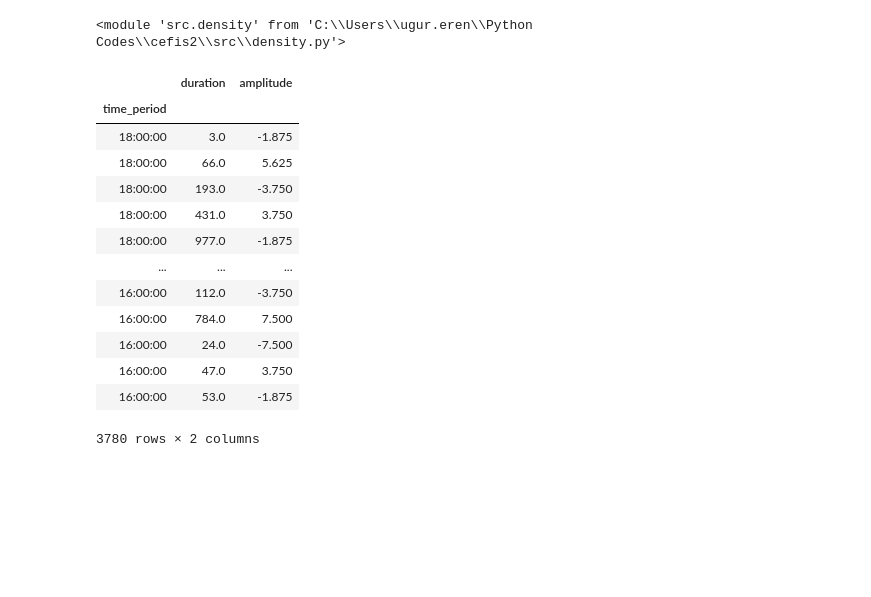
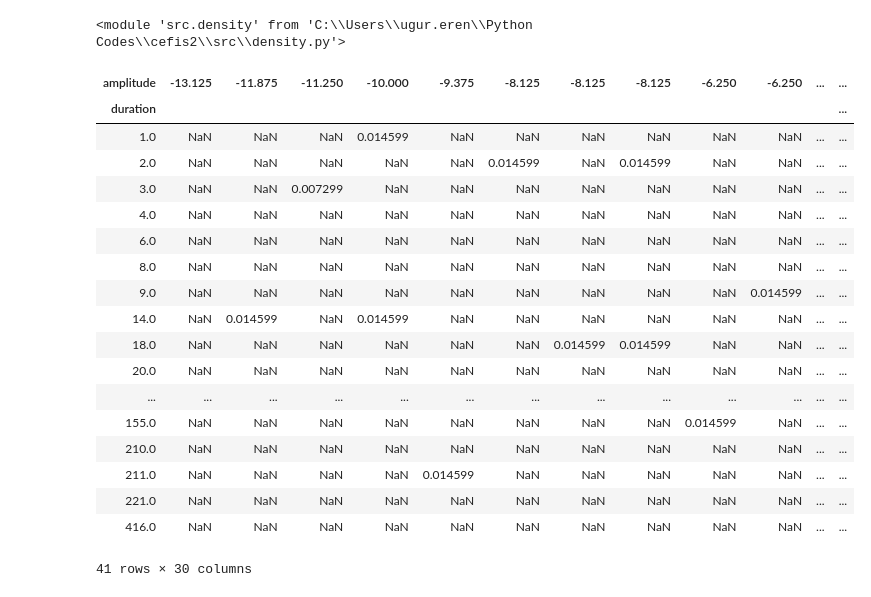
Before and after one commit to birdalugur/cefis2, a Jupyter notebook: Dens.ipynb, the cells around one changed output. Drawn from its saved outputs; the diff is of its cells as text; code cells hidden in the pictures; blank space fills up the shorter version.

```diff
--- a/Dens.ipynb
+++ b/Dens.ipynb
@@ -15,17 +23,0 @@ veri = pd.read_csv('6AU8_6CU8.csv',usecols=cols, index_col = 0)
-# %%
-veri
-# %% [output]
-|  | duration | amplitude |
-| time_period |  |  |
-| 18:00:00 | 3.0 | -1.875 |
-| 18:00:00 | 66.0 | 5.625 |
-| 18:00:00 | 193.0 | -3.750 |
-| 18:00:00 | 431.0 | 3.750 |
-| 18:00:00 | 977.0 | -1.875 |
-| ... | ... | ... |
-| 16:00:00 | 112.0 | -3.750 |
-| 16:00:00 | 784.0 | 7.500 |
-| 16:00:00 | 24.0 | -7.500 |
-| 16:00:00 | 47.0 | 3.750 |
-| 16:00:00 | 53.0 | -1.875 |
-3780 rows × 2 columns
@@ -33,0 +24,22 @@ data = veri.loc["18:00:00"]
+# %%
+den.Density(data).joint_density
+# %% [output]
+| amplitude | -13.125 | -11.875 | -11.250 | -10.000 | -9.375 | -8.125 | -8.125 | -8.125 | -6.250 | -6.250 | ... | ... |
+| duration |  |  |  |  |  |  |  |  |  |  |  | ... |
+| 1.0 | NaN | NaN | NaN | 0.014599 | NaN | NaN | NaN | NaN | NaN | NaN | ... | ... |
+| 2.0 | NaN | NaN | NaN | NaN | NaN | 0.014599 | NaN | 0.014599 | NaN | NaN | ... | ... |
+| 3.0 | NaN | NaN | 0.007299 | NaN | NaN | NaN | NaN | NaN | NaN | NaN | ... | ... |
+| 4.0 | NaN | NaN | NaN | NaN | NaN | NaN | NaN | NaN | NaN | NaN | ... | ... |
+| 6.0 | NaN | NaN | NaN | NaN | NaN | NaN | NaN | NaN | NaN | NaN | ... | ... |
+| 8.0 | NaN | NaN | NaN | NaN | NaN | NaN | NaN | NaN | NaN | NaN | ... | ... |
+| 9.0 | NaN | NaN | NaN | NaN | NaN | NaN | NaN | NaN | NaN | 0.014599 | ... | ... |
+| 14.0 | NaN | 0.014599 | NaN | 0.014599 | NaN | NaN | NaN | NaN | NaN | NaN | ... | ... |
+| 18.0 | NaN | NaN | NaN | NaN | NaN | NaN | 0.014599 | 0.014599 | NaN | NaN | ... | ... |
+| 20.0 | NaN | NaN | NaN | NaN | NaN | NaN | NaN | NaN | NaN | NaN | ... | ... |
+| ... | ... | ... | ... | ... | ... | ... | ... | ... | ... | ... | ... | ... |
+| 155.0 | NaN | NaN | NaN | NaN | NaN | NaN | NaN | NaN | 0.014599 | NaN | ... | ... |
+| 210.0 | NaN | NaN | NaN | NaN | NaN | NaN | NaN | NaN | NaN | NaN | ... | ... |
+| 211.0 | NaN | NaN | NaN | NaN | 0.014599 | NaN | NaN | NaN | NaN | NaN | ... | ... |
+| 221.0 | NaN | NaN | NaN | NaN | NaN | NaN | NaN | NaN | NaN | NaN | ... | ... |
+| 416.0 | NaN | NaN | NaN | NaN | NaN | NaN | NaN | NaN | NaN | NaN | ... | ... |
+41 rows × 30 columns
```
Also changed, not shown: parts of 28 cells of this notebook, 3 other files.
